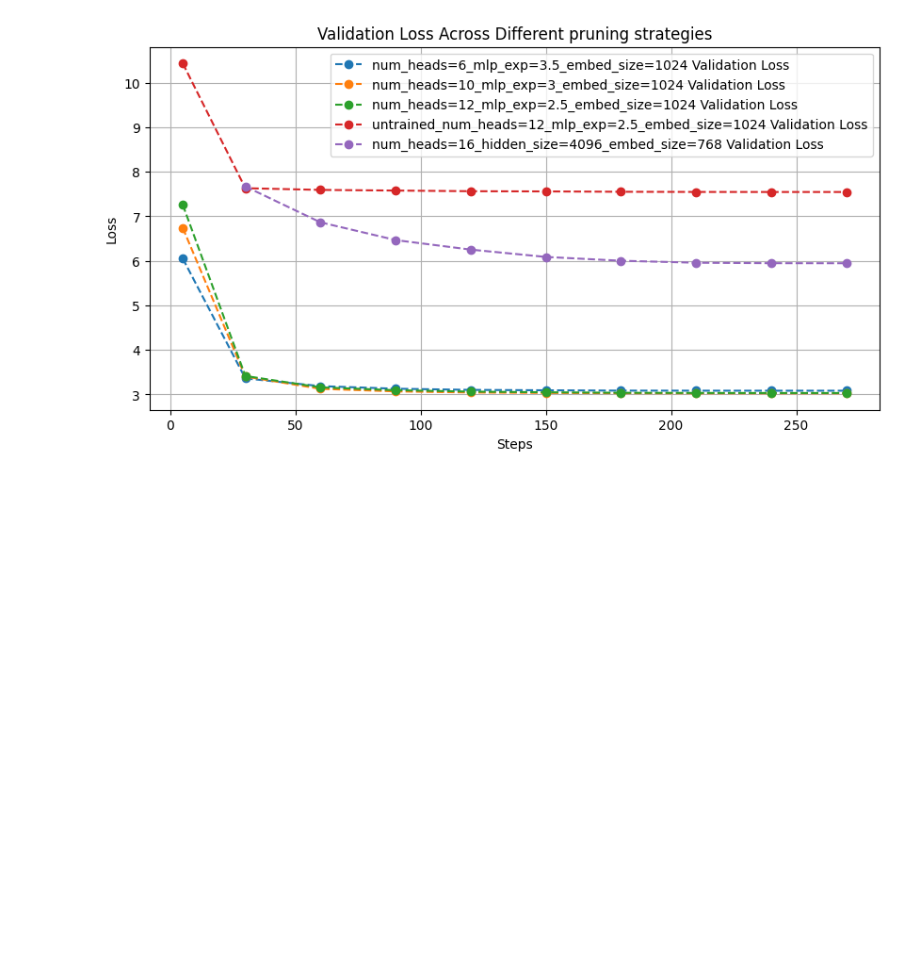
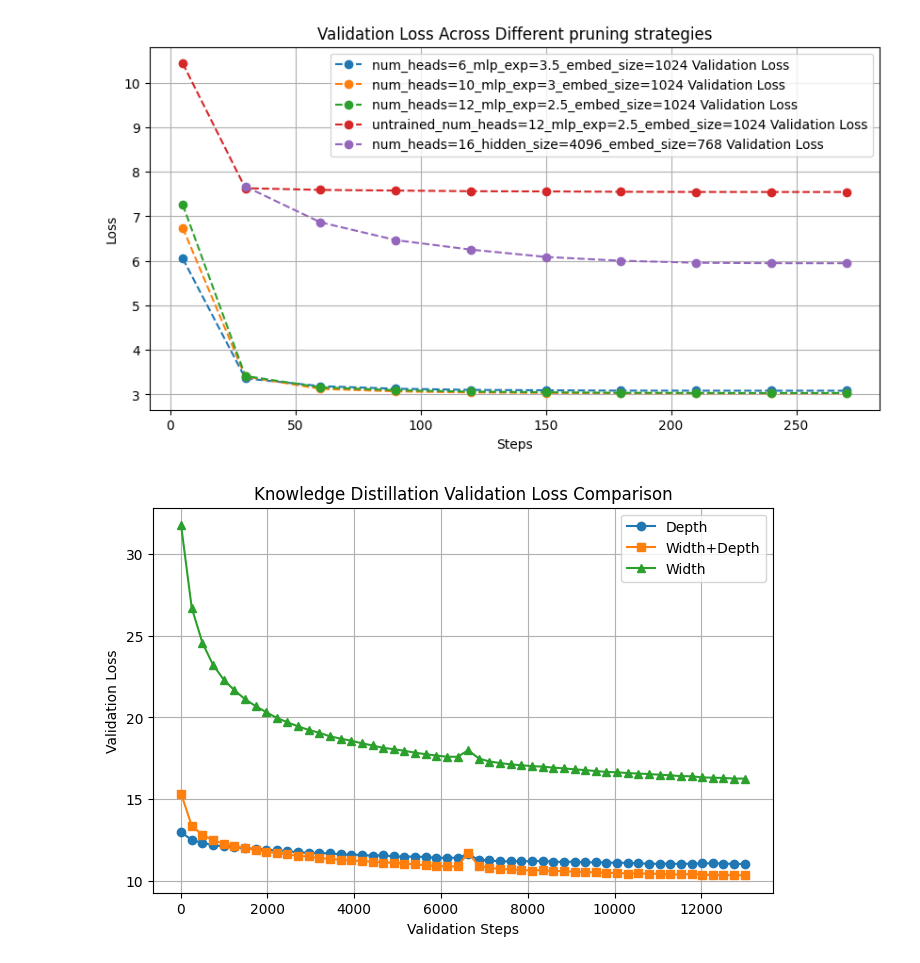
Before and after one commit to rammalahmad/pruned_GPT, a Jupyter notebook: saved_plots/plots_metrics.ipynb, the cells around one changed output. Saved outputs shown, nothing was run; the diff lists cells and outputs as text; code cells hidden in the pictures; blank space fills up the shorter version.

```diff
--- a/saved_plots/plots_metrics.ipynb
+++ b/saved_plots/plots_metrics.ipynb
@@ -95,9 +104,9 @@ import matplotlib.pyplot as plt
 import numpy as np
 
 # Define the file path for metrics
-metrics_path = "saved_metrics/kd_metrics.json"
+metrics_path = "../saved_metrics/kd_metrics.json"
 
-def load_training_metrics(model_name, depth):
+def load_training_metrics(model_name):
     """
     Loads training and validation metrics for a given model and depth from kd_metrics.json.
 
@@ -115,20 +124,17 @@ def load_training_metrics(model_name, depth):
     with open(metrics_path, "r") as f:
         kd_metrics = json.load(f)
 
-    if model_name not in kd_metrics or depth not in kd_metrics[model_name]:
-        raise KeyError(f"No data found for model '{model_name}' with depth '{depth}'")
-
     # Extract stored metrics
-    steps = kd_metrics[model_name][depth]["steps"]
-    train_losses = kd_metrics[model_name][depth]["train_losses"]
-    val_losses = kd_metrics[model_name][depth]["val_losses"]
+    steps = kd_metrics[model_name][model_name]["steps"]
+    train_losses = kd_metrics[model_name][model_name]["train_losses"]
+    val_losses = kd_metrics[model_name][model_name]["val_losses"]
 
     # Generate validation steps to match their lower frequency
     val_steps = np.linspace(steps[0], steps[-1], len(val_losses))
 
     return steps, train_losses, val_steps, val_losses
 
-def plot_training_progress(model_name, depth):
+def plot_training_progress(model_name):
     """
     Loads and plots training progress for a given model and depth.
 
@@ -137,22 +143,38 @@ def plot_training_progress(model_name, depth):
         depth (str): Depth identifier.
     """
     # Load training and validation data
-    steps, train_losses, val_steps, val_losses = load_training_metrics(model_name, depth)
+    steps, train_losses, val_steps, val_losses = load_training_metrics(model_name)
 
     plt.figure(figsize=(10, 5))
-
-    # Plot training loss as a line
     plt.plot(steps, train_losses, label="Training Loss", alpha=0.7, linewidth=1)
 
-    # Plot validation loss as scatter points (since it is collected less frequently)
     plt.scatter(val_steps, val_losses, color="red", label="Validation Loss", marker="o")
 
     # Labels and title
     plt.xlabel("Training Steps")
     plt.ylabel("Loss")
-    plt.title(f"Training Progress ({model_name}, Depth: {depth})")
+    plt.title(f"Training Progress ({model_name})")
     plt.legend()
     plt.grid(True)
 
     # Show the plot
     plt.show()
+# %%
+steps, train_losses, val_steps, val_losses_1 = load_training_metrics('depth')
+steps, train_losses, val_steps, val_losses_2 = load_training_metrics('width+depth')
+steps, train_losses, val_steps, val_losses_3 = load_training_metrics('width')
+
+plt.figure(figsize=(8, 5))
+plt.plot(val_steps, val_losses_1, label='Depth', marker='o')
+plt.plot(val_steps, val_losses_2, label='Width+Depth', marker='s')
+plt.plot(val_steps, val_losses_3, label='Width', marker='^')
+
+# Formatting the plot
+plt.xlabel("Validation Steps")
+plt.ylabel("Validation Loss")
+plt.title("Knowledge Distillation Validation Loss Comparison")
+plt.legend()
+plt.grid(True)
+plt.show()
+# %% [output]
+[figure, added]
```
Also changed, not shown: parts of 2 cells of this notebook, 1 other file.
